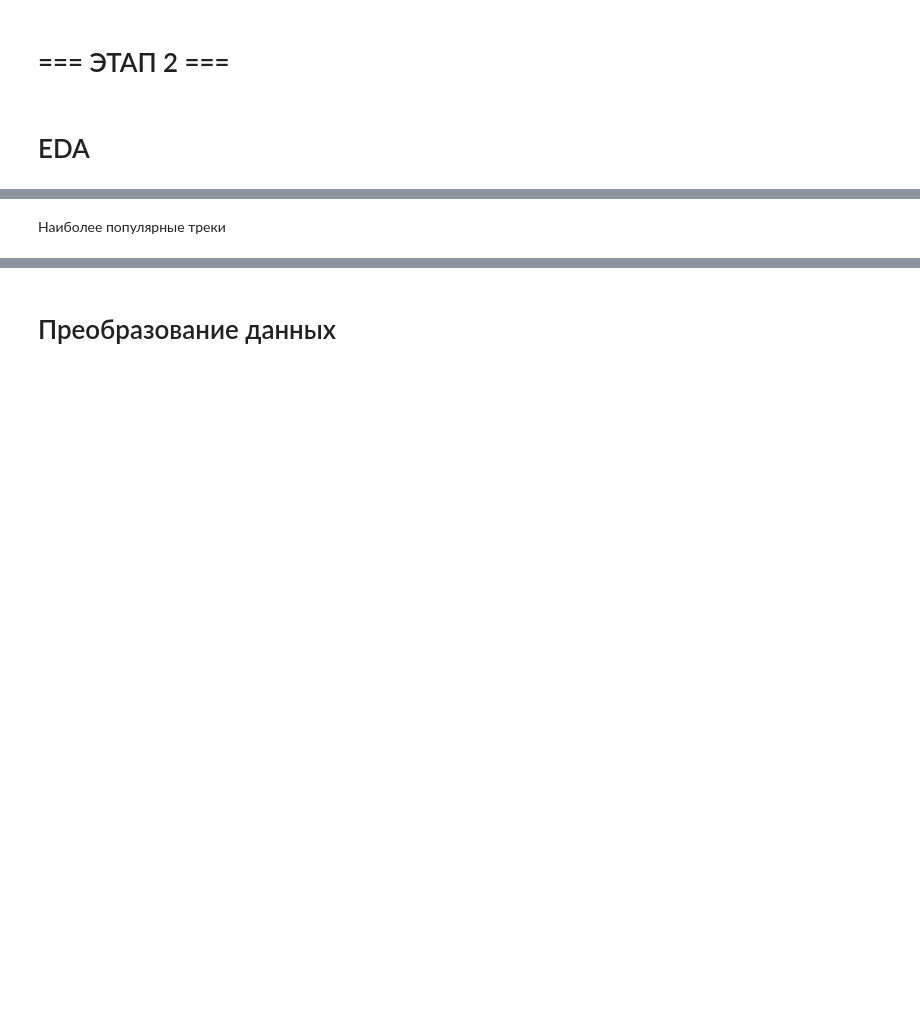
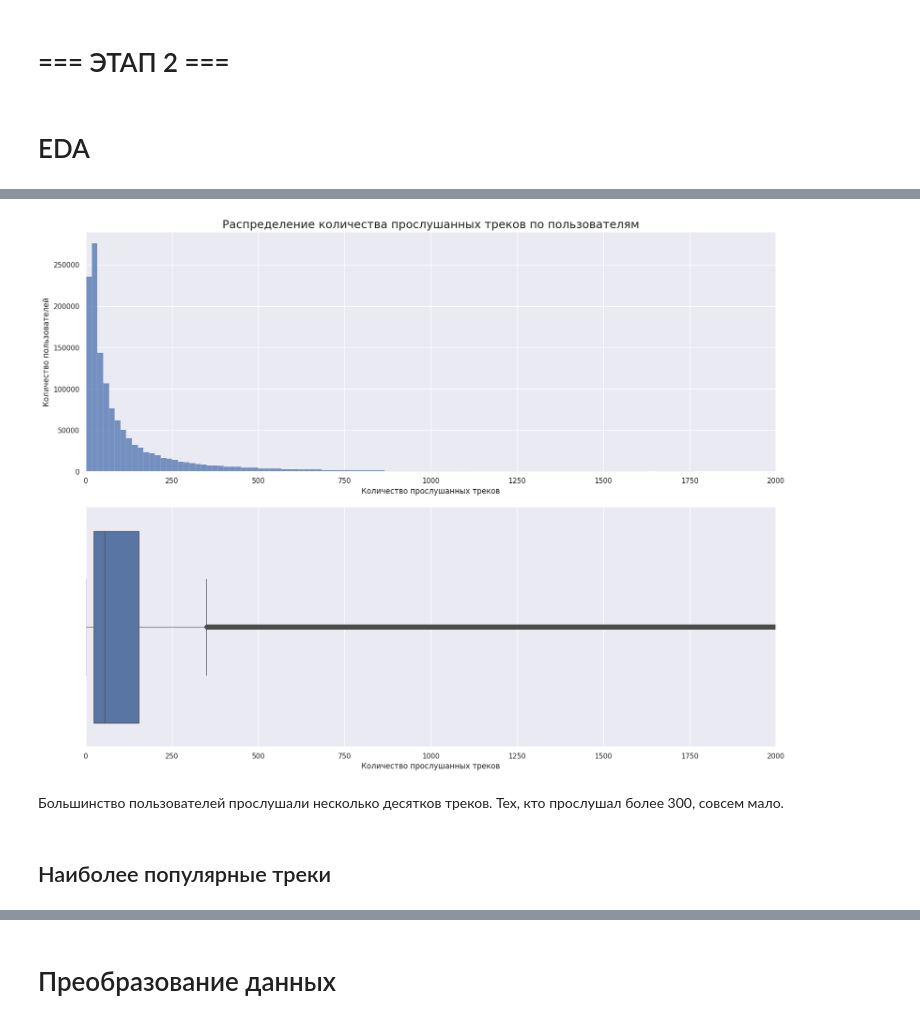
Before and after one commit to an-mor/mle-project-sprint-4-v001, a Jupyter notebook: recommendations.ipynb, the cells around one changed output, grey strips where cells are left out. Saved outputs shown, nothing was run; the diff lists cells and outputs as text; code cells hidden in the pictures; blank space fills up the shorter version.

```diff
--- a/recommendations.ipynb
+++ b/recommendations.ipynb
@@ -39,2 +389,24 @@ tracks = pd.read_parquet("tracks.parquet")
+# %%
+fig, axs = plt.subplots(2, 1)
+fig.set_size_inches(16.5, 12.5, forward=True)
+fig.tight_layout(pad=2.6)
+
+x = "track_id"
+x_label = "Количество прослушанных треков"
+sns.histplot(user_track_counts, x=x, bins=1000, ax=axs[0])
+axs[0].set_title(f'Распределение количества прослушанных треков по пользователям', fontsize=18)
+axs[0].set_xlabel(x_label)
+axs[0].set_ylabel("Количество пользователей")
+axs[0].set_xlim(0, 2000)
+
+sns.boxplot(user_track_counts, x=x, ax=axs[1])
+axs[1].set_xlabel(x_label)
+axs[1].set_xlim(0, 2000)
+
+plt.show()
+# %% [output]
+[figure, added]
+# %% [markdown]
+Большинство пользователей прослушали несколько десятков треков. Тех, кто прослушал более 300, совсем мало.
 # %% [markdown]
-Наиболее популярные треки
+## Наиболее популярные треки
```
Also changed, not shown: parts of 160 cells of this notebook, 1 other file.
